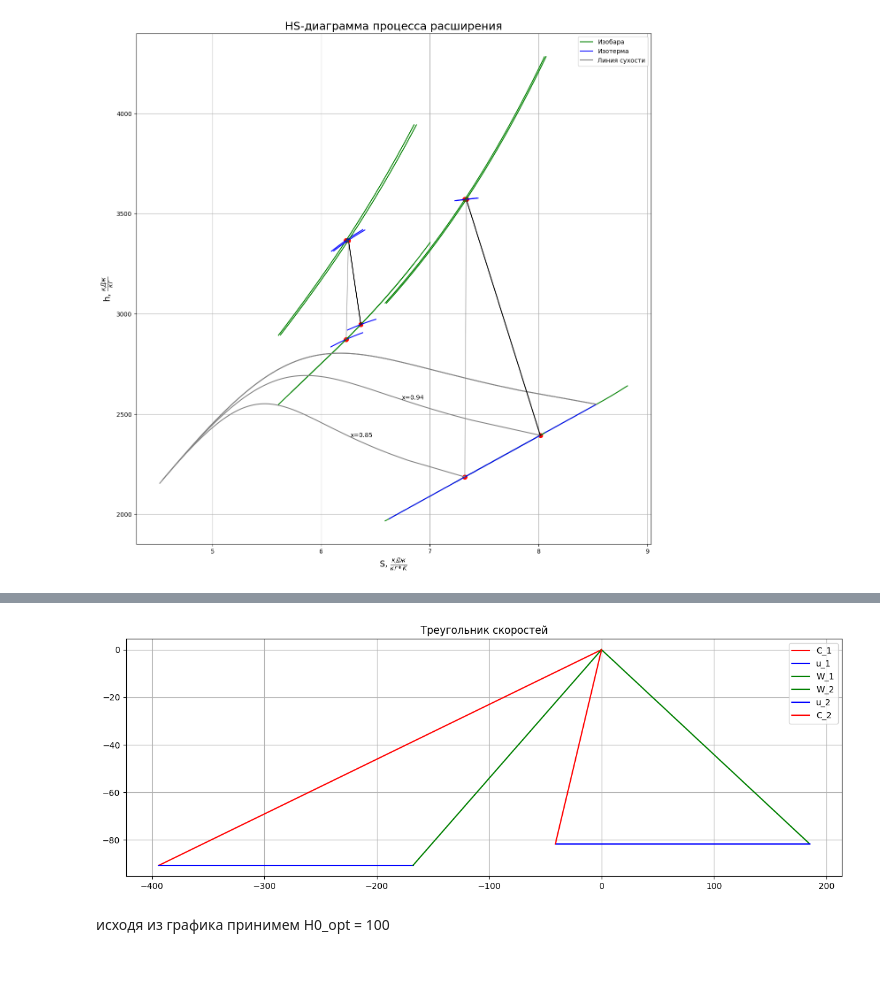
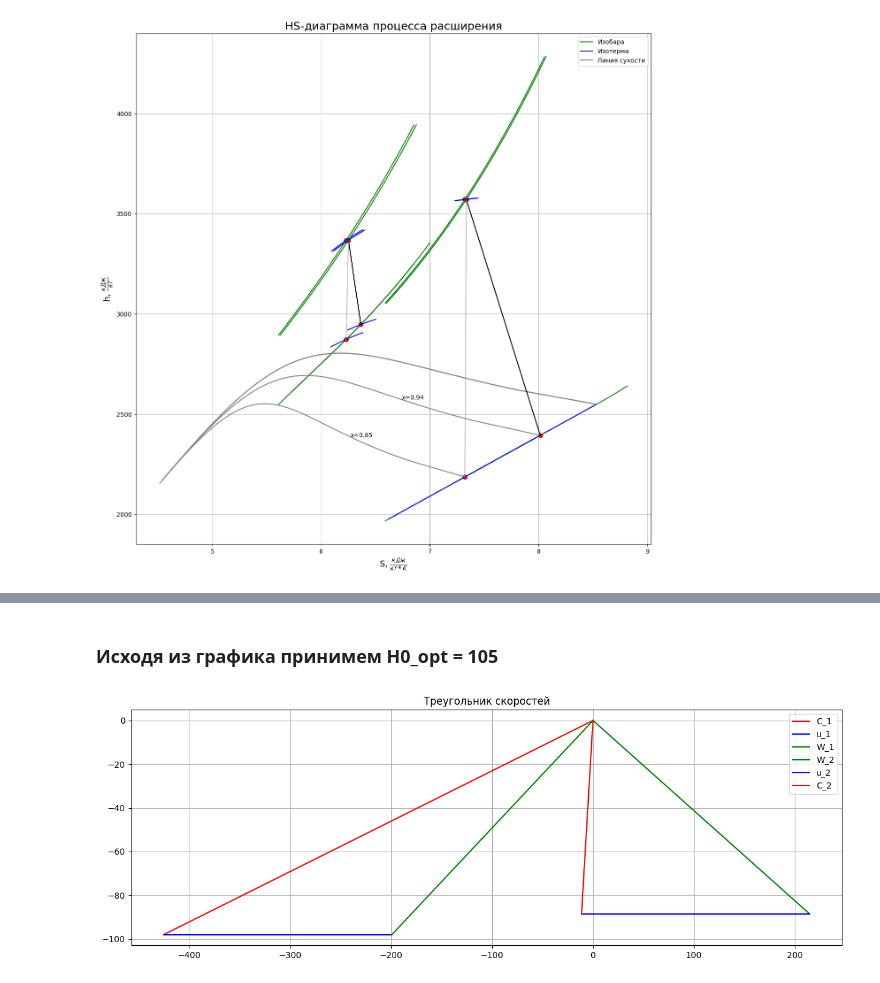
Before and after one commit to BonadykovNM/PythonTurbine, a Jupyter notebook: Курсач/Сoursework.ipynb, the cells around one changed output, grey strips where cells are left out. Cells and saved outputs as stored; diff of their text form; code cells hidden in the pictures.

```diff
--- a/Курсач/Сoursework.ipynb
+++ b/Курсач/Сoursework.ipynb
@@ -142,7 +142,7 @@ Inner_part.efficiency_graph(point0, d_sr, n, p, H0, inlet_mass_flow)
-# %%
-Inner_part.plot_triangles(point0, d_sr, n, p, H0[0], inlet_mass_flow)
-# %% [output]
-[figure, old version]
 # %% [markdown]
-исходя из графика принимем H0_opt = 100
+### Исходя из графика принимем H0_opt = 105
+# %%
+Inner_part.plot_triangles(point0, d_sr, n, p, 105, inlet_mass_flow)
+# %% [output]
+[figure, new version]
 # %%
```
Also changed, not shown: parts of 11 cells of this notebook, 1 other file.
